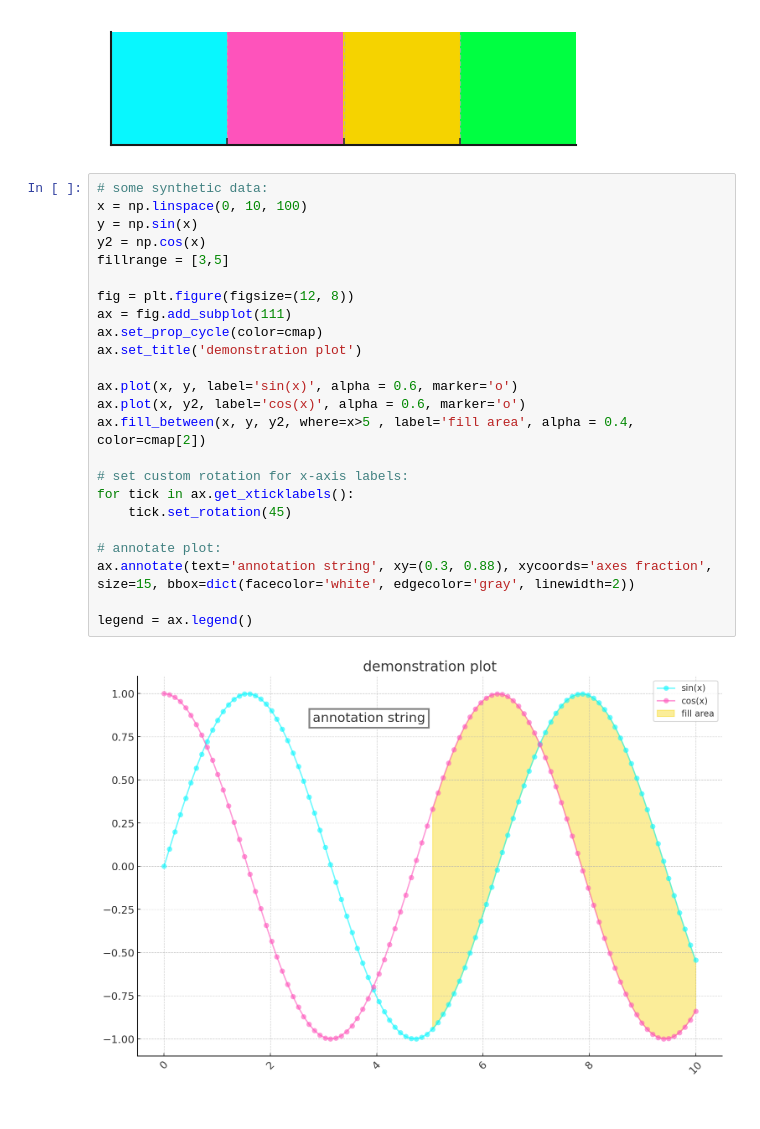
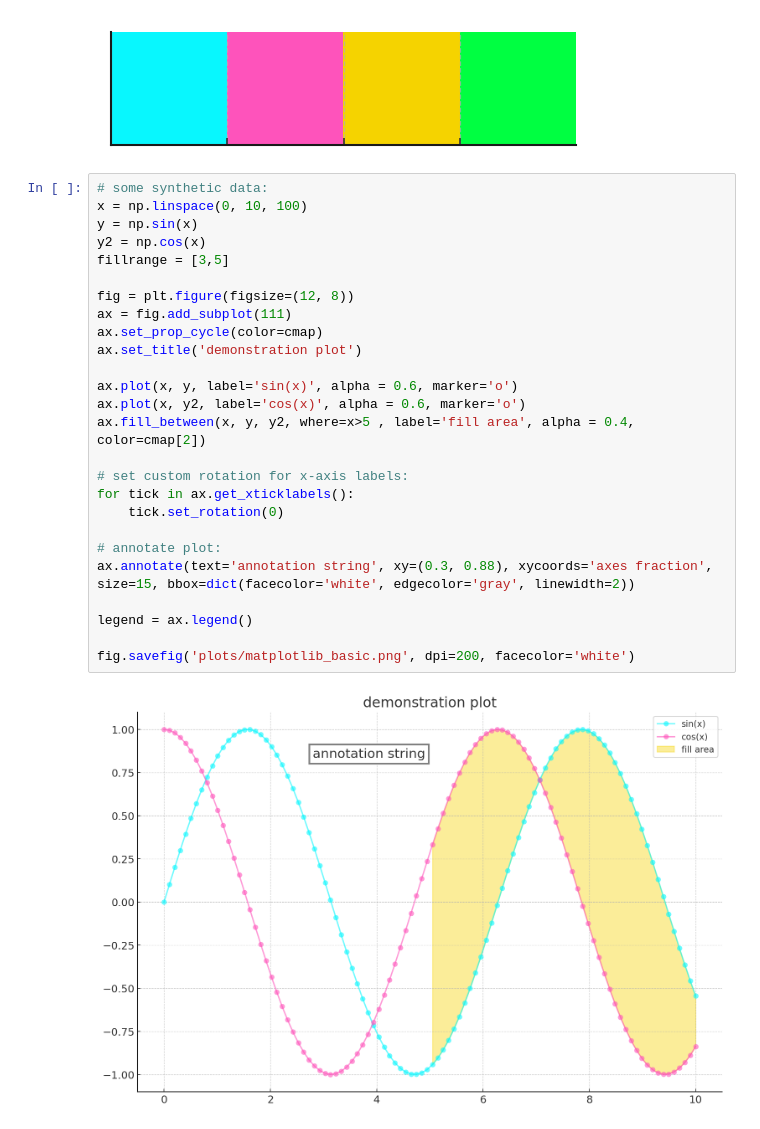
Before and after one commit to Makespeare1447/short-coding-recipes, a Jupyter notebook: matplotlib basic recipes/notebook.ipynb, the cells around one changed output. Cells and saved outputs as stored; diff of their text form.

Commit message:
Update notebook.ipynb and matplotlib_basic.png

```diff
--- a/matplotlib basic recipes/notebook.ipynb
+++ b/matplotlib basic recipes/notebook.ipynb
@@ -23,26 +29,28 @@ sns.palplot(cmap)
 # %%
 # some synthetic data:
 x = np.linspace(0, 10, 100)
 y = np.sin(x)
 y2 = np.cos(x)
 fillrange = [3,5]
 
 fig = plt.figure(figsize=(12, 8))
 ax = fig.add_subplot(111)
 ax.set_prop_cycle(color=cmap)
 ax.set_title('demonstration plot')
 
 ax.plot(x, y, label='sin(x)', alpha = 0.6, marker='o')
 ax.plot(x, y2, label='cos(x)', alpha = 0.6, marker='o')
 ax.fill_between(x, y, y2, where=x>5 , label='fill area', alpha = 0.4, color=cmap[2])
 
 # set custom rotation for x-axis labels:
 for tick in ax.get_xticklabels():
-    tick.set_rotation(45)
+    tick.set_rotation(0)
 
 # annotate plot:
 ax.annotate(text='annotation string', xy=(0.3, 0.88), xycoords='axes fraction', size=15, bbox=dict(facecolor='white', edgecolor='gray', linewidth=2))
 
 legend = ax.legend()
+
+fig.savefig('plots/matplotlib_basic.png', dpi=200, facecolor='white')
 # %% [output]
-[figure, old version]
+[figure, new version]
```
Also changed, not shown: parts of 1 cell of this notebook, 1 other file.
